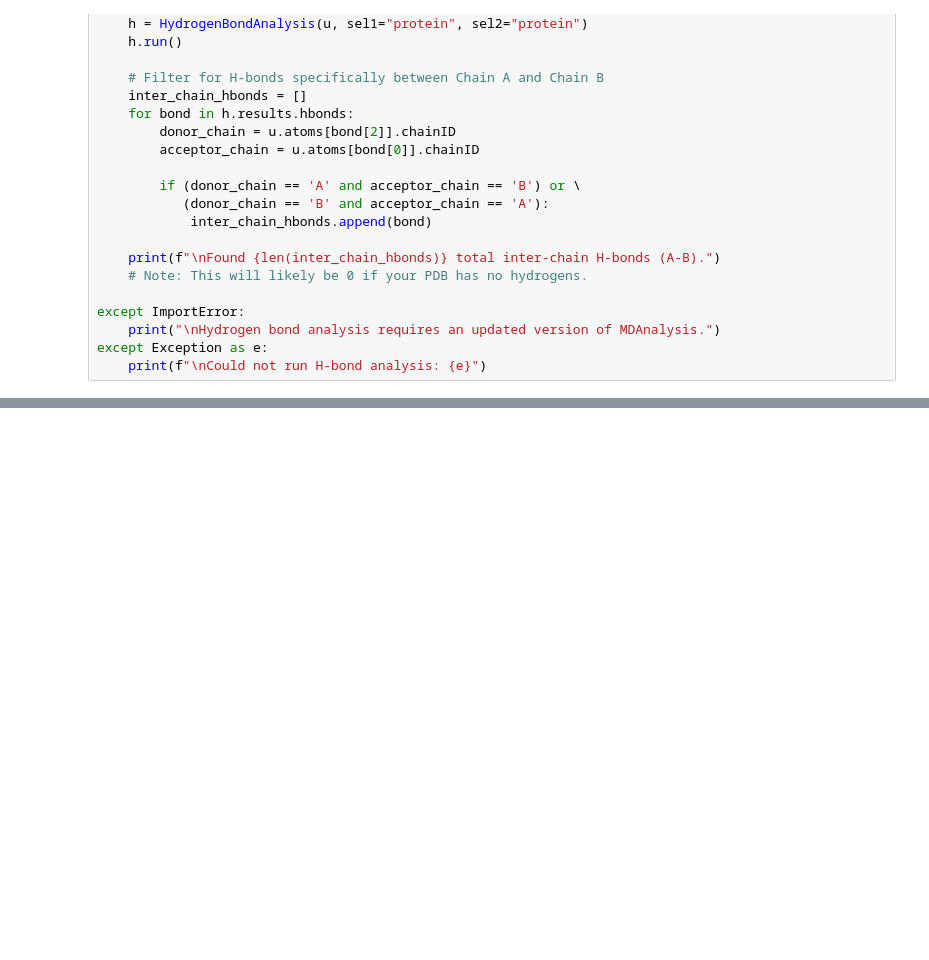
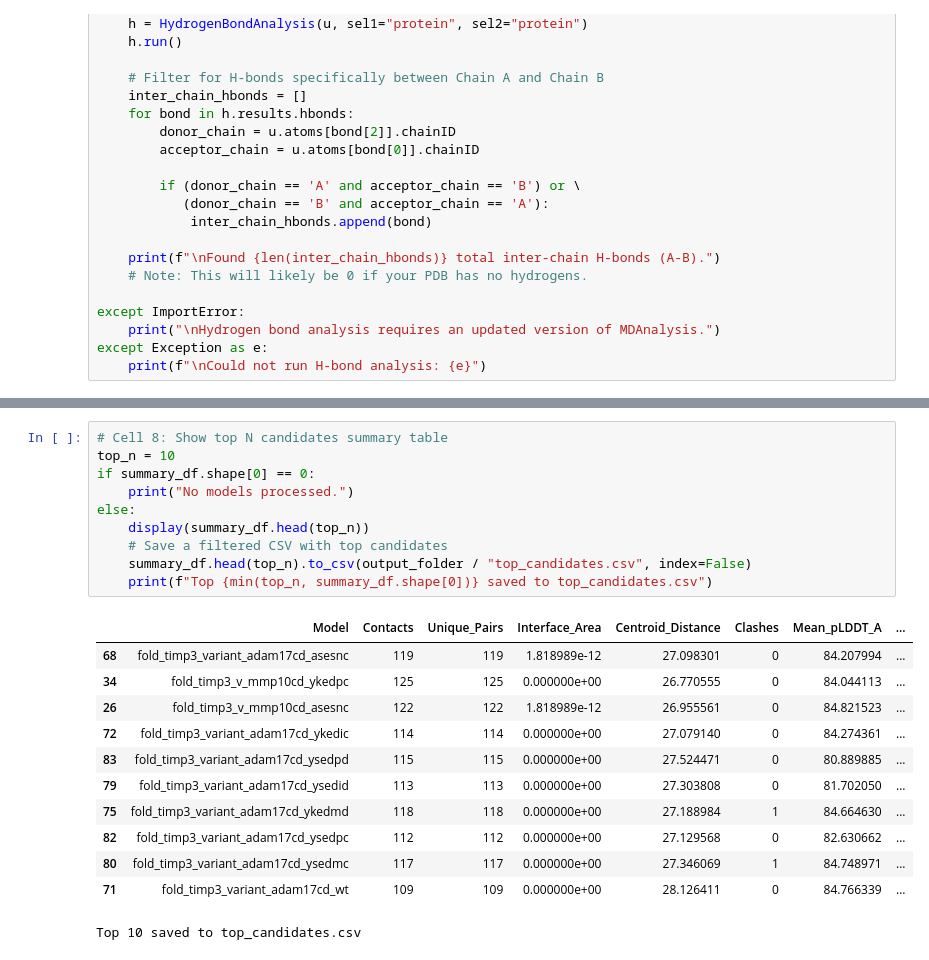
Before and after one commit to naryzach/PhD-Research, a Jupyter notebook: AlphaFold/AlphaFoldServer_Physical_Prop.ipynb, the cells around one changed output, grey strips where cells are left out. Cells and saved outputs as stored; diff of their text form; blank space fills up the shorter version.

```diff
--- a/AlphaFold/AlphaFoldServer_Physical_Prop.ipynb
+++ b/AlphaFold/AlphaFoldServer_Physical_Prop.ipynb
@@ -129,0 +935,23 @@ except Exception as e:
+# %%
+# Cell 8: Show top N candidates summary table
+top_n = 10
+if summary_df.shape[0] == 0:
+    print("No models processed.")
+else:
+    display(summary_df.head(top_n))
+    # Save a filtered CSV with top candidates
+    summary_df.head(top_n).to_csv(output_folder / "top_candidates.csv", index=False)
+    print(f"Top {min(top_n, summary_df.shape[0])} saved to top_candidates.csv")
+# %% [output]
+|  | Model | Contacts | Unique_Pairs | Interface_Area | Centroid_Distance | Clashes | Mean_pLDDT_A | ... |
+| 68 | fold_timp3_variant_adam17cd_asesnc | 119 | 119 | 1.818989e-12 | 27.098301 | 0 | 84.207994 | ... |
+| 34 | fold_timp3_v_mmp10cd_ykedpc | 125 | 125 | 0.000000e+00 | 26.770555 | 0 | 84.044113 | ... |
+| 26 | fold_timp3_v_mmp10cd_asesnc | 122 | 122 | 1.818989e-12 | 26.955561 | 0 | 84.821523 | ... |
+| 72 | fold_timp3_variant_adam17cd_ykedic | 114 | 114 | 0.000000e+00 | 27.079140 | 0 | 84.274361 | ... |
+| 83 | fold_timp3_variant_adam17cd_ysedpd | 115 | 115 | 0.000000e+00 | 27.524471 | 0 | 80.889885 | ... |
+| 79 | fold_timp3_variant_adam17cd_ysedid | 113 | 113 | 0.000000e+00 | 27.303808 | 0 | 81.702050 | ... |
+| 75 | fold_timp3_variant_adam17cd_ykedmd | 118 | 118 | 0.000000e+00 | 27.188984 | 1 | 84.664630 | ... |
+| 82 | fold_timp3_variant_adam17cd_ysedpc | 112 | 112 | 0.000000e+00 | 27.129568 | 0 | 82.630662 | ... |
+| 80 | fold_timp3_variant_adam17cd_ysedmc | 117 | 117 | 0.000000e+00 | 27.346069 | 1 | 84.748971 | ... |
+| 71 | fold_timp3_variant_adam17cd_wt | 109 | 109 | 0.000000e+00 | 28.126411 | 0 | 84.766339 | ... |
+Top 10 saved to top_candidates.csv
```
Also changed, not shown: parts of 11 cells of this notebook, 1 other file.
